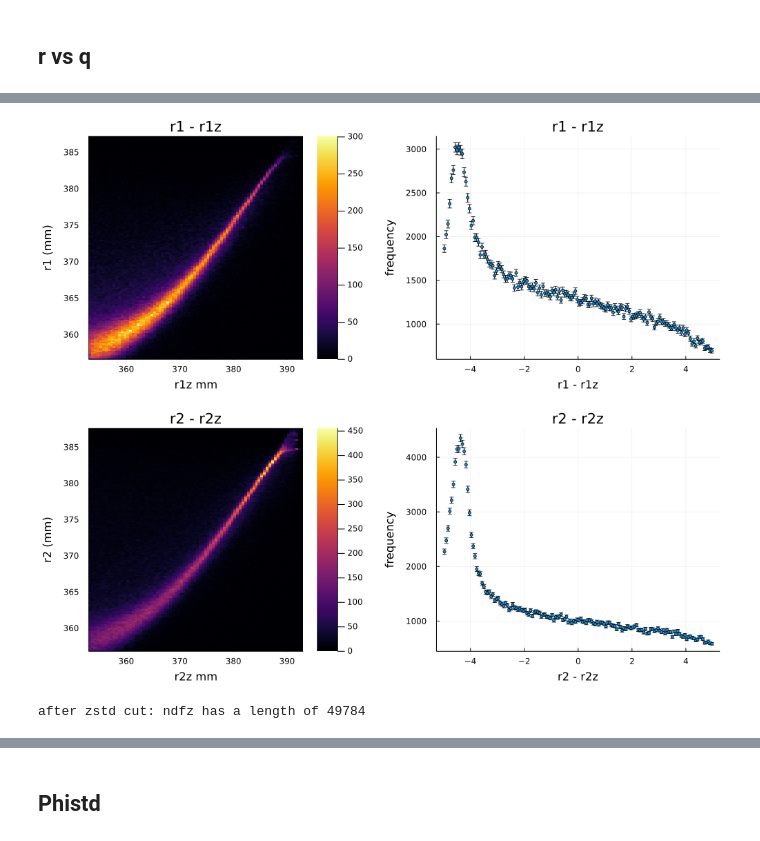
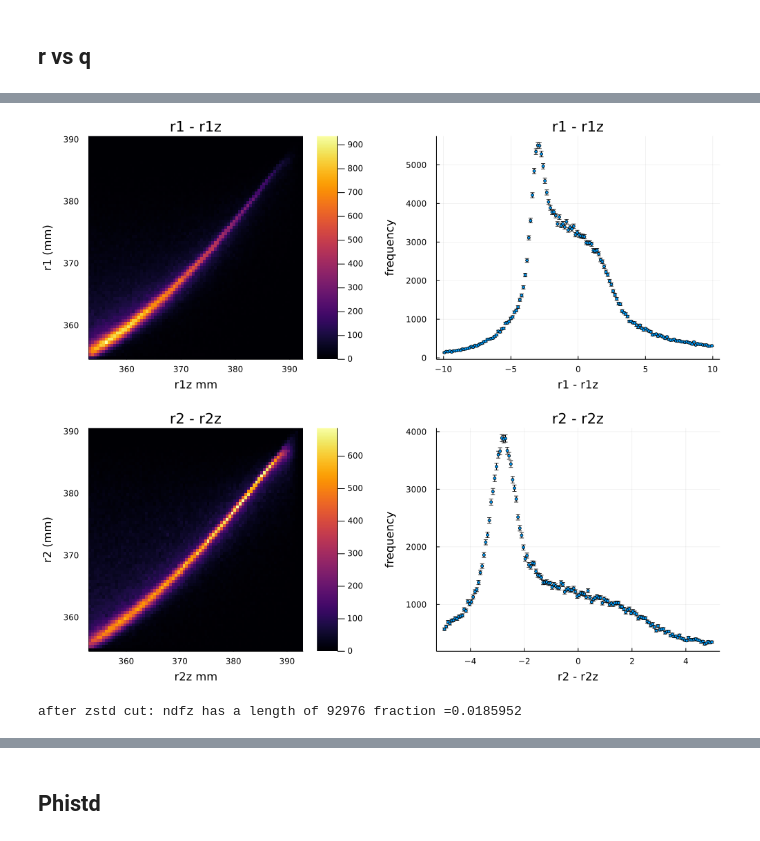
Before and after one commit to jjgomezcadenas/mytest, a Jupyter notebook: notebooks/nema3_pde_03_tof_50ps_all_40mm_v1.ipynb, the cells around one changed output, grey strips where cells are left out. Drawn from its saved outputs; the diff is of its cells as text; code cells hidden in the pictures.

```diff
--- a/notebooks/nema3_pde_03_tof_50ps_all_40mm_v1.ipynb
+++ b/notebooks/nema3_pde_03_tof_50ps_all_40mm_v1.ipynb
@@ -69,10 +71,11 @@ Base.CoreLogging.SimpleLogger(IJulia.IJuliaStdio{Base.PipeEndpoint}(IOContext(Ba
 # %% [markdown]
 # Notebook
 # %%
+norm = 5.0e+6
 dir = "../data/"
 dirp = "../plots"
-conf = "n3-window-1m-3-all"
-out = "n3mf-window-1m-3-all"
+conf = "n3-w-40mm-all-qc2"
+out = "n3mf-w-40mm-all-qc2"
 path = joinpath(dir, conf)
 pathp = joinpath(dirp, conf)
 patho = joinpath(dir, out)
@@ -107,6 +110,6 @@ ANema.q1vsq2(ndf, tit="q1 vs q2 $conf", filename=joinpath(pathp, "q1q2"), save=t
 # %% [markdown]
 ## Cut in (q1,q2)
 # %%
-ndfq =ANema.selectinterval(ndf, "q1", "q2", 1000.0, 2100.0);
-println("after q1q2 cut: ndfq has a length of ", nrow(ndfq))
+ndfq =ANema.selectinterval(ndf, "q1", "q2", 1700.0, 2200.0);
+println("after q1q2 cut: ndfq has a length of ", nrow(ndfq), " fraction =",nrow(ndfq)/norm )
 # %% [output]
@@ -132,4 +132,4 @@ ANema.zstd(ndfq, tit=" r = f(σz) $conf", filename=joinpath(pathp, "zstd"), save
 # %%
-ndfz =ANema.selectinterval(ndfq, "zstd1", "zstd2", 1.0, 22.0);
+ndfz =ANema.selectinterval(ndfq, "zstd1", "zstd2", 1.0, 30.0);
 println("after zstd cut: ndfz has a length of ", nrow(ndfz))
 # %% [output]
@@ -157,20 +159,20 @@ Fit parameters: a = 388.20 b = -0.99 c = -0.02 Fit errors: a =   0.5 b = 0.095 c
 # %%
 r1z = fz2.g.(ndfz.zstd1) + 0.0 * ones(length(ndfz.q1)) ;
-ANema.plotreso(r1z, ndfz.r1, "r1z mm", "r1 (mm)", -5., 5.0, tit="r1 - r1z",
+ANema.plotreso(r1z, ndfz.r1, "r1z mm", "r1 (mm)", -10., 10.0, tit="r1 - r1z",
          filename=filename=joinpath(pathp, "r1-r1z"), save=true)
 # %% [output]
-[figure, old version]
+[figure, new version]
 # %%
 r2z = fzr2.g.(ndfz.zstd2) + 0.0 * ones(length(ndfz.q2))
 ANema.plotreso(r2z, ndfz.r2, "r2z mm", "r2 (mm)", -5., 5.0, tit="r2 - r2z",
          filename=filename=joinpath(pathp, "r1-r1z"), save=true)
 # %% [output]
-[figure, old version]
+[figure, new version]
 # %%
-ndfz =ANema.selectinterval(ndfq, "zstd1", "zstd2", 1.0, 15.0);
-println("after zstd cut: ndfz has a length of ", nrow(ndfz))
+ndfz =ANema.selectinterval(ndfq, "zstd1", "zstd2", 1.0, 22.0);
+println("after zstd cut: ndfz has a length of ", nrow(ndfz), " fraction =", nrow(ndfz)/norm )
 # %% [output]
-after zstd cut: ndfz has a length of 49784
+after zstd cut: ndfz has a length of 92976 fraction =0.0185952
 # %%
 fz2, pz2 = fit_profile(ndfz.zstd1, ndfz.r1, "σz", "r", "pol2")
 fpars = fz2.fitpar
```
Also changed, not shown: parts of 46 cells of this notebook, 2 other files.
